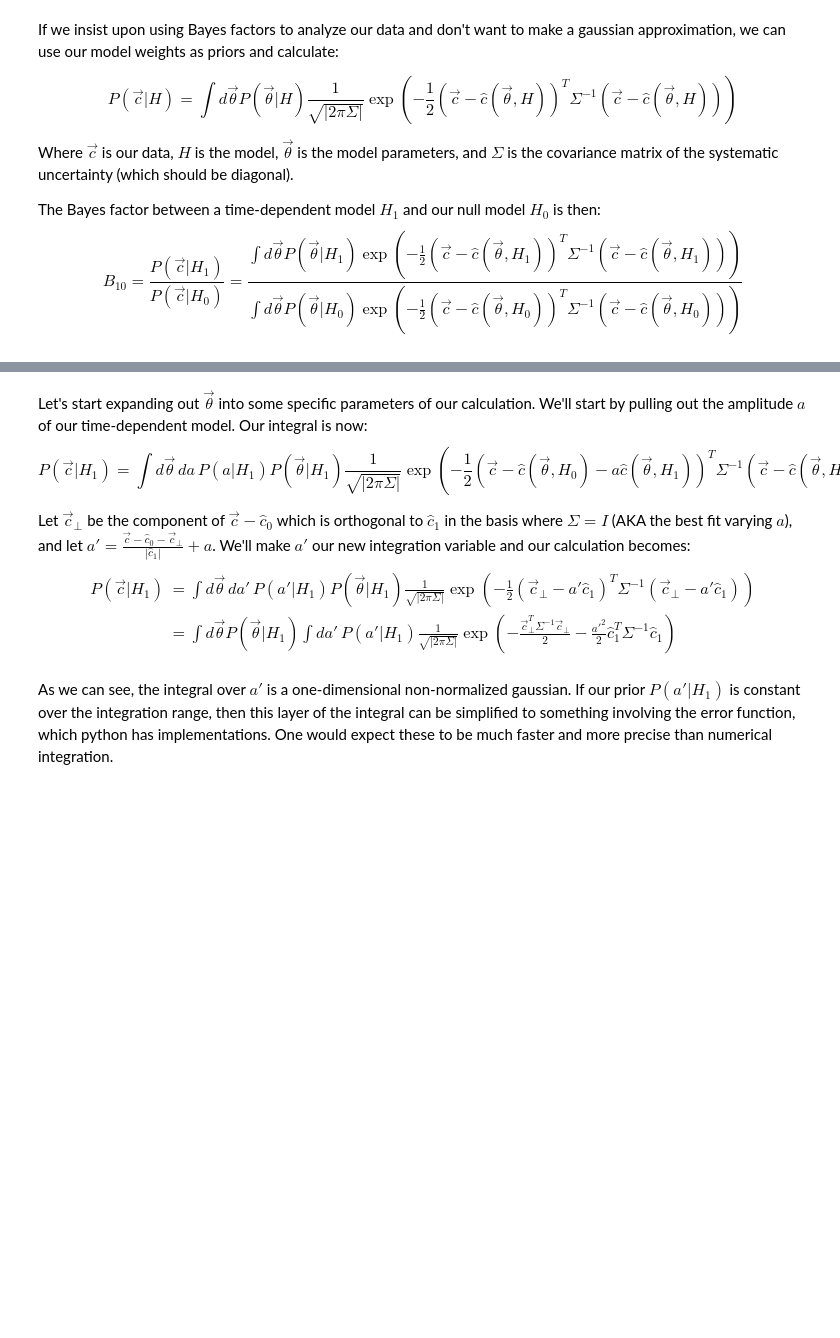
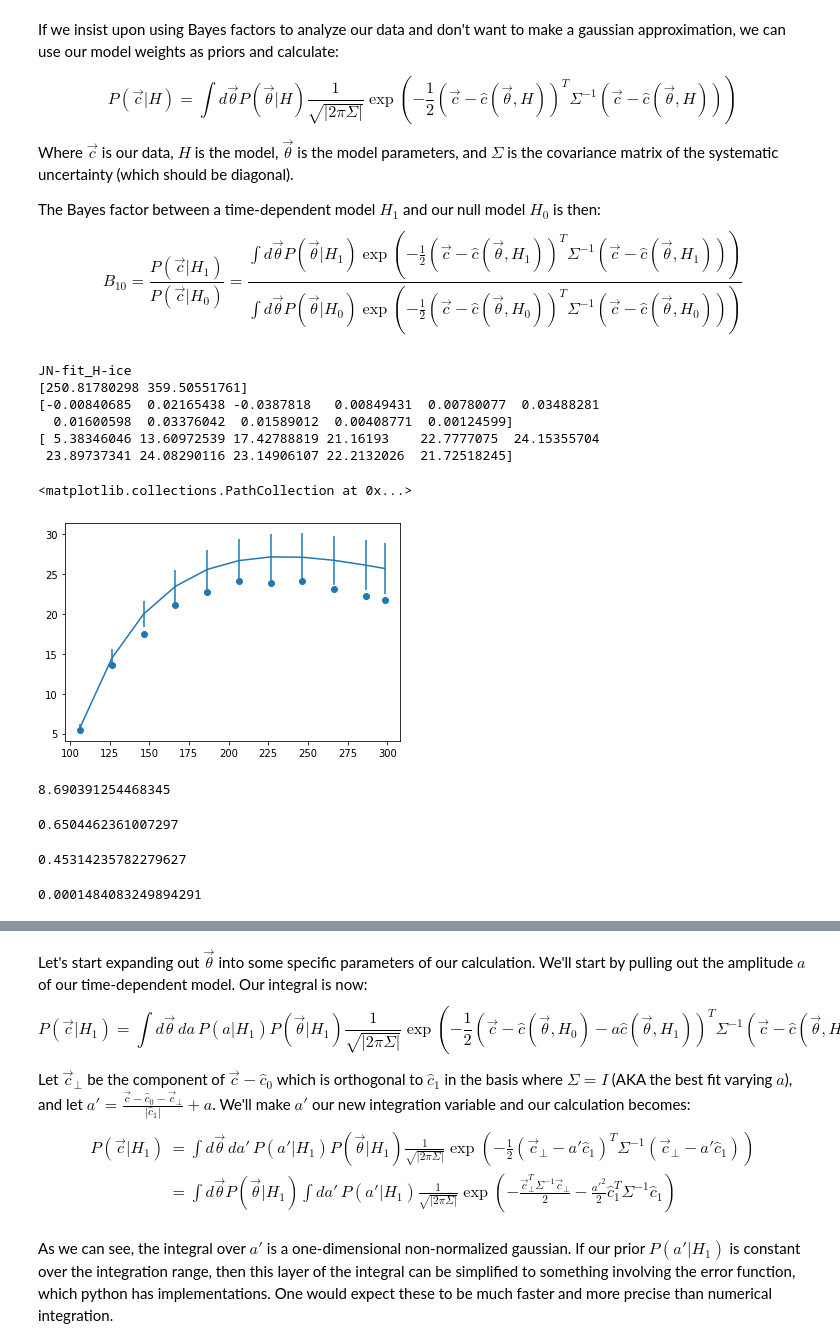
Before and after one commit to 14CO/In-Situ-14C, a Jupyter notebook: Covariance Test.ipynb, the cells around one changed output, grey strips where cells are left out. Drawn from its saved outputs; the diff is of its cells as text; code cells hidden in the pictures; blank space fills up the shorter version.

```diff
--- a/Covariance Test.ipynb
+++ b/Covariance Test.ipynb
@@ -283,3 +283,43 @@ Where $\vec{c}$ is our data, $H$ is the model, $\vec{\theta}$ is the model param
 
 The Bayes factor between a time-dependent model $H_1$ and our null model $H_0$ is then:
 $$B_{10} = \frac{P(\vec{c}|H_1)}{P(\vec{c}|H_0)} = \frac{\int d\vec{\theta}P(\vec{\theta}|H_1) \exp(-\frac{1}{2}(\vec{c}-\hat{c}(\vec{\theta},H_1))^T\Sigma^{-1}(\vec{c}-\hat{c}(\vec{\theta},H_1)))}{\int d\vec{\theta}P(\vec{\theta}|H_0) \exp(-\frac{1}{2}(\vec{c}-\hat{c}(\vec{\theta},H_0))^T\Sigma^{-1}(\vec{c}-\hat{c}(\vec{\theta},H_0)))}$$
+# %%
+i = np.random.choice(np.arange(len(C_pred)), p=C_weights/np.sum(C_weights))
+j = np.random.choice(np.arange(len(f_factors)), p=f_weights/np.sum(f_weights))
+s = np.random.normal(0,rel_err,len(CO_avg))
+x = f_factors[j]@C_pred[i]*(1+s)
+print(model_names[i])
+print(f_factors[j])
+print(s)
+print(x)
+# %% [output]
+JN-fit_H-ice
+[250.81780298 359.50551761]
+[-0.00840685  0.02165438 -0.0387818   0.00849431  0.00780077  0.03488281
+  0.01600598  0.03376042  0.01589012  0.00408771  0.00124599]
+[ 5.38346046 13.60972539 17.42788819 21.16193    22.7777075  24.15355704
+ 23.89737341 24.08290116 23.14906107 22.2132026  21.72518245]
+# %%
+plt.errorbar(Prop.z_samp, CO_avg, yerr=np.sqrt(np.diag(CO_samp_cov)))
+plt.scatter(Prop.z_samp, x)
+# %% [output]
+<matplotlib.collections.PathCollection at 0x...>
+[figure, added]
+# %%
+# calculate chi^2 value
+chi2 = (x-CO_avg).T @ CO_samp_cov_inv @ (x-CO_avg)
+print(chi2)
+# %% [output]
+8.690391254468345
+# %%
+# calculate p-value
+p = 1-stats.chi2.cdf(chi2, len(x))
+print(p)
+# %% [output]
+0.6504462361007297
+# %%
+# calculate standard deviations
+sig = stats.norm.isf(p/2.)
+print(sig)
+# %% [output]
+0.45314235782279627
@@ -285,0 +328,4 @@ $$B_{10} = \frac{P(\vec{c}|H_1)}{P(\vec{c}|H_0)} = \frac{\int d\vec{\theta}P(\ve
+# %%
+print(P_0)
+# %% [output]
+0.0001484083249894291
```
Also changed, not shown: parts of 48 cells of this notebook, 2 other files.
